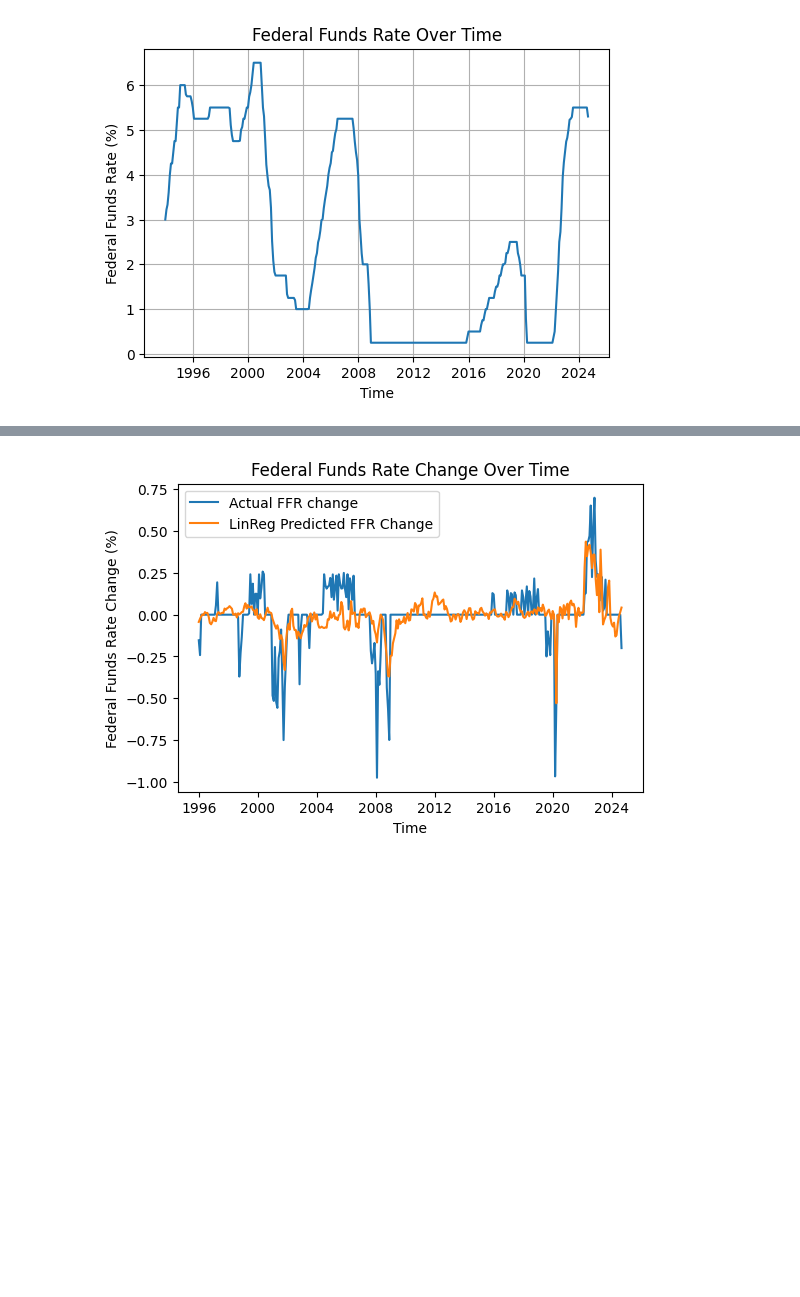
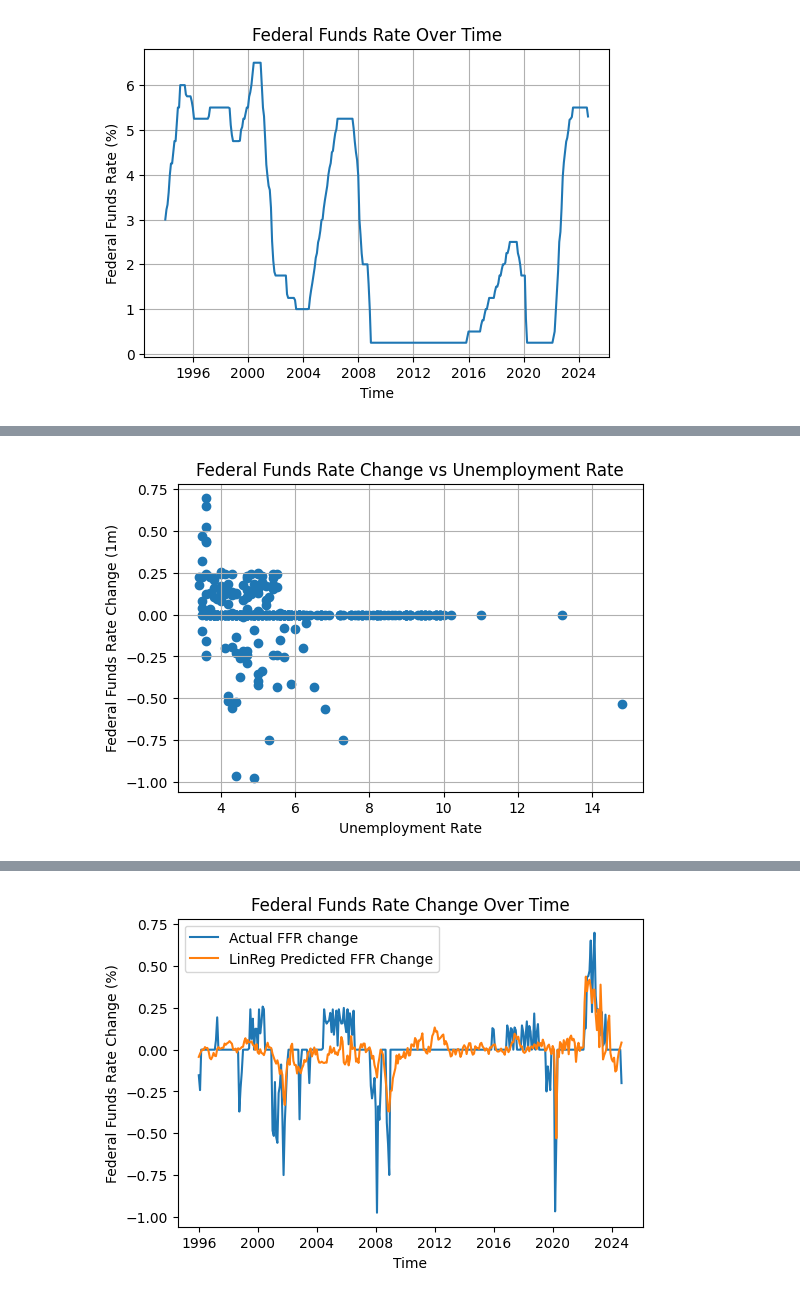
Before and after one commit to brianlzhou/109a-project, a Jupyter notebook: milestone3.ipynb, the cells around one changed output, grey strips where cells are left out. Saved outputs shown, nothing was run; the diff lists cells and outputs as text; code cells hidden in the pictures; blank space fills up the shorter version.

```diff
--- a/milestone3.ipynb
+++ b/milestone3.ipynb
@@ -146,3 +155,13 @@ plt.show()
+# %%
+plt.figure(figsize=(6, 4))
+plt.scatter(df.unemployment, df.ffr_1m_change)
+plt.title('Federal Funds Rate Change vs Unemployment Rate')
+plt.xlabel('Unemployment Rate')
+plt.ylabel('Federal Funds Rate Change (1m)')
+plt.grid()
+plt.show()
+# %% [output]
+[figure, added]
 # %%
 date = pd.to_datetime('1994-01-01')
 month = pd.DateOffset(months=1)
```
Also changed, not shown: parts of 6 cells of this notebook.
